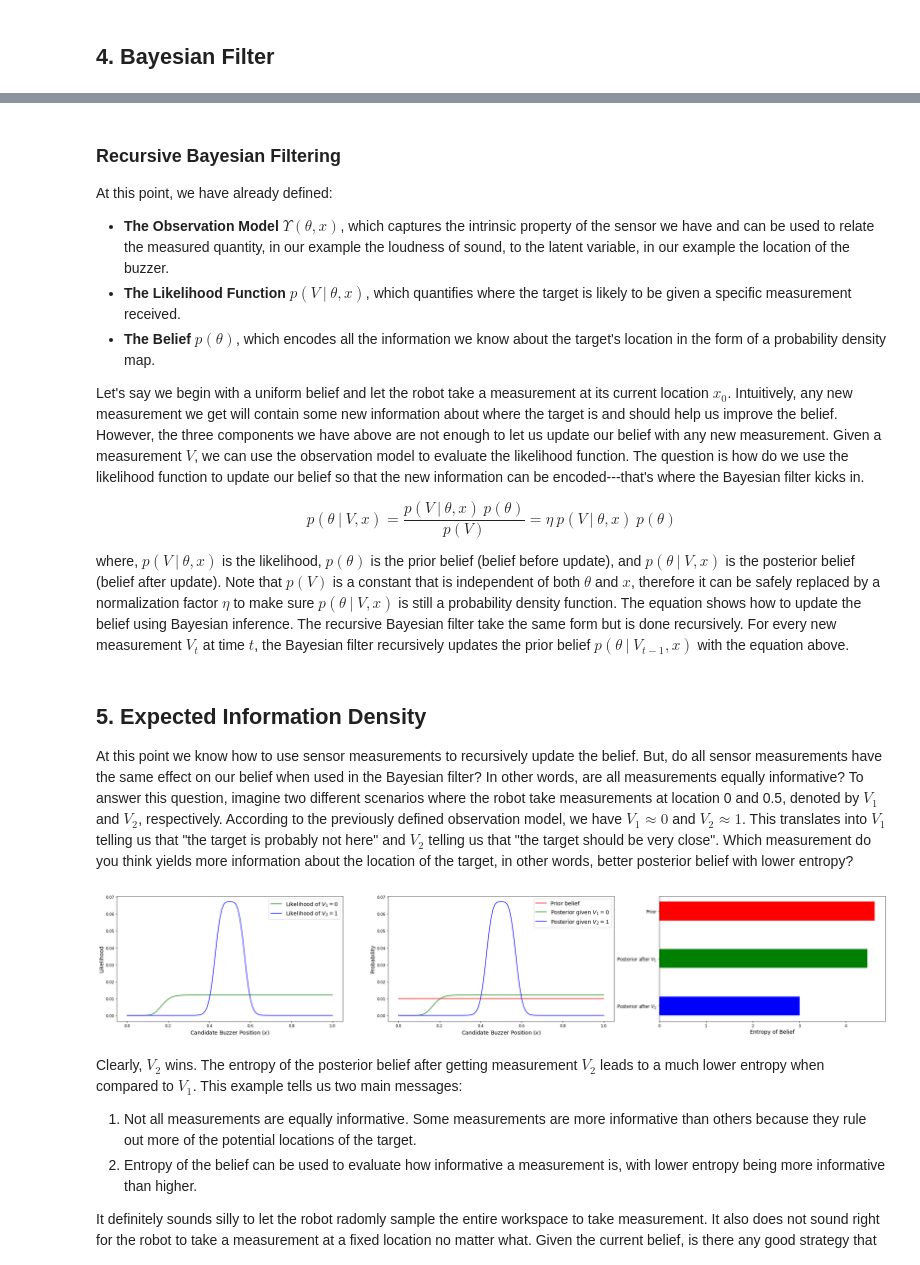
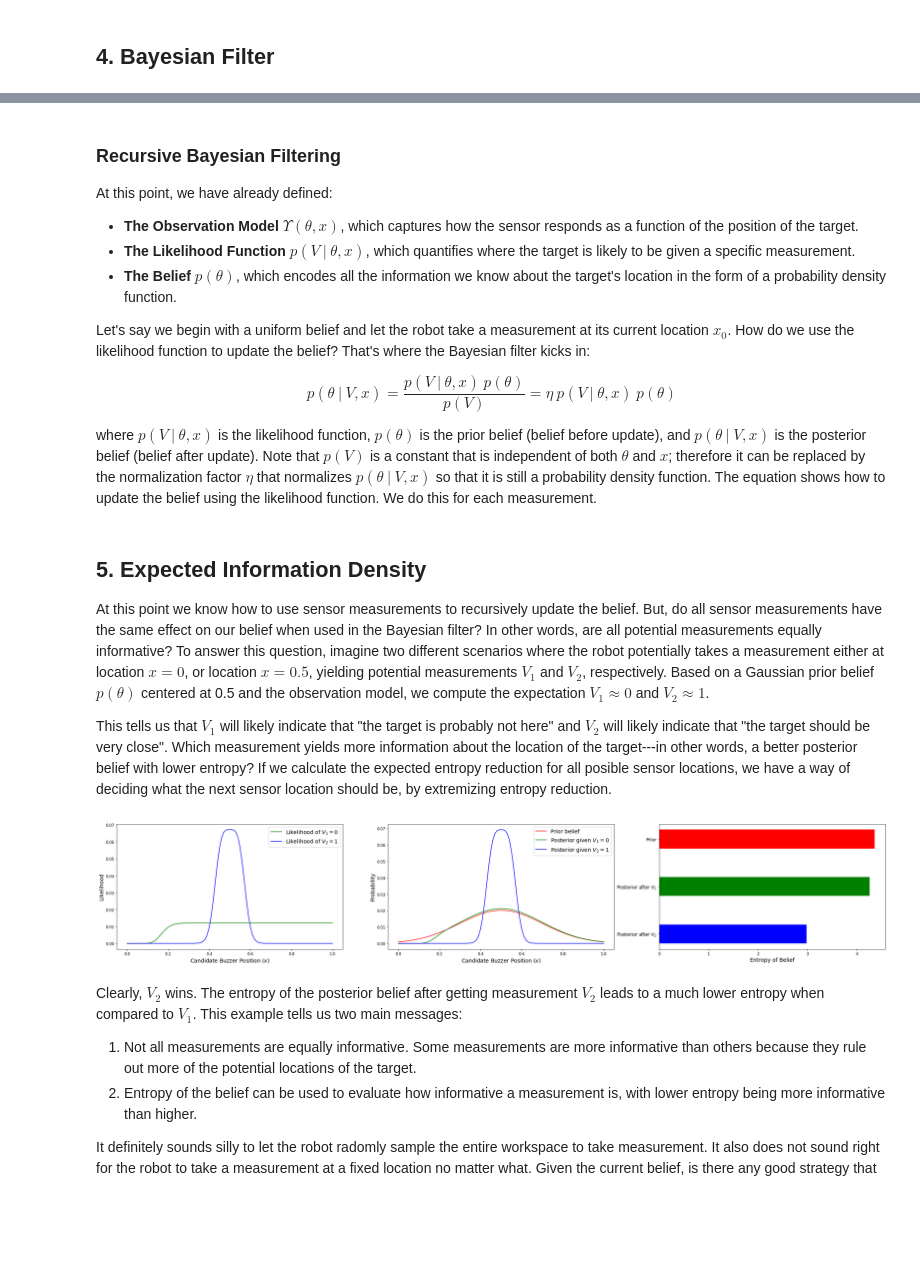
Before and after one commit to MacIver-Lab/Ergodic-Information-Harvesting, a Jupyter notebook: Tutorial/Ergodic_Information_Harvesting_Tutorial.ipynb, the cells around one changed output, grey strips where cells are left out. Saved outputs shown, nothing was run; the diff lists cells and outputs as text; code cells hidden in the pictures; blank space fills up the shorter version.

```diff
--- a/Tutorial/Ergodic_Information_Harvesting_Tutorial.ipynb
+++ b/Tutorial/Ergodic_Information_Harvesting_Tutorial.ipynb
@@ -172,53 +161,56 @@ where $p(\theta)$ is the belief and $\delta$ is a small number.
 # %% [markdown]
 ### Recursive Bayesian Filtering
 At this point, we have already defined:
-- **The Observation Model $\Upsilon(\theta, x)$**, which captures the intrinsic property of the sensor we have and can be used to relate the measured quantity, in our example the loudness of sound, to the latent variable, in our example the location of the buzzer.
-- **The Likelihood Function $p(V~\rvert~\theta, x)$**, which quantifies where the target is likely to be given a specific measurement received.
-- **The Belief $p(\theta)$**, which encodes all the information we know about the target's location in the form of a probability density map.
+- **The Observation Model $\Upsilon(\theta, x)$**, which captures how the sensor responds as a function of the position of the target.
+- **The Likelihood Function $p(V~\rvert~\theta, x)$**, which quantifies where the target is likely to be given a specific measurement.
+- **The Belief $p(\theta)$**, which encodes all the information we know about the target's location in the form of a probability density function.
 
-Let's say we begin with a uniform belief and let the robot take a measurement at its current location $x_0$. Intuitively, any new measurement we get will contain some new information about where the target is and should help us improve the belief. However, the three components we have above are not enough to let us update our belief with any new measurement. Given a measurement $V$, we can use the observation model to evaluate the likelihood function. The question is how do we use the likelihood function to update our belief so that the new information can be encoded---that's where the Bayesian filter kicks in.
+Let's say we begin with a uniform belief and let the robot take a measurement at its current location $x_0$. How do we use the likelihood function to update the belief? That's where the Bayesian filter kicks in:
 
 $$
 p(\theta~\rvert~V, x) = \dfrac{p(V~\rvert~\theta, x)~p(\theta)}{p(V)} = \eta~p(V~\rvert~\theta, x)~p(\theta)
 $$
 
-where, $p(V~\rvert~\theta, x)$ is the likelihood, $p(\theta)$ is the prior belief (belief before update), and $p(\theta~\rvert~V, x)$ is the posterior belief (belief after update). Note that $p(V)$ is a constant that is independent of both $\theta$ and $x$, therefore it can be safely replaced by a normalization factor $\eta$ to make sure $p(\theta~\rvert~V, x)$ is still a probability density function. The equation shows how to update the belief using Bayesian inference. The recursive Bayesian filter take the same form but is done recursively. For every new measurement $V_t$ at time $t$, the Bayesian filter recursively updates the prior belief $p(\theta~\rvert~V_{t-1}, x)$ with the equation above.
+where $p(V~\rvert~\theta, x)$ is the likelihood function, $p(\theta)$ is the prior belief (belief before update), and $p(\theta~\rvert~V, x)$ is the posterior belief (belief after update). Note that $p(V)$ is a constant that is independent of both $\theta$ and $x$; therefore it can be replaced by the normalization factor $\eta$ that normalizes $p(\theta~\rvert~V, x)$ so that it is still a probability density function. The equation shows how to update the belief using the likelihood function. We do this for each measurement.
 # %% [markdown]
 ## 5. Expected Information Density
-At this point we know how to use sensor measurements to recursively update the belief. But, do all sensor measurements have the same effect on our belief when used in the Bayesian filter? In other words, are all measurements equally informative? To answer this question, imagine two different scenarios where the robot take measurements at location 0 and 0.5, denoted by $V_1$ and $V_2$, respectively. According to the previously defined observation model, we have $V_1\approx0$ and $V_2\approx1$. This translates into $V_1$ telling us that "the target is probably not here" and $V_2$ telling us that "the target should be very close". Which measurement do you think yields more information about the location of the target, in other words, better posterior belief with lower entropy?
+
+At this point we know how to use sensor measurements to recursively update the belief. But, do all sensor measurements have the same effect on our belief when used in the Bayesian filter? In other words, are all potential measurements equally informative? To answer this question, imagine two different scenarios where the robot potentially takes a measurement either at location $x=0$, or location $x=0.5$, yielding potential measurements $V_1$ and $V_2$, respectively. Based on a Gaussian prior belief $p(\theta)$ centered at 0.5 and the observation model, we compute the expectation $V_1\approx0$ and $V_2\approx1$.
+
+This tells us that $V_1$ will likely indicate that "the target is probably not here" and $V_2$ will likely indicate that "the target should be very close". Which measurement yields more information about the location of the target---in other words, a better posterior belief with lower entropy? If we calculate the expected entropy reduction for all posible sensor locations, we have a way of deciding what the next sensor location should be, by extremizing entropy reduction.
 # %%
 # Plot some PDF as example and their corresponding entropy
-priorP1 = np.ones(wsResolution)/wsResolution # An uniform "uninformative" PDF
+priorP1 = norm.pdf(wsSamples,0.5,0.2) # Gaussian belief
 priorP1 /= priorP1.sum()
 
 _, (ax1, ax2, ax3) = plt.subplots(1, 3, figsize=(36,6))
-ax1.plot(wsSamples, Pvtheta(0, 0.0), color='g', label='Likelihood of $V_1=0$')
-ax1.plot(wsSamples, Pvtheta(1, 0.5), color='b', label='Likelihood of $V_2=1$')
+ax1.plot(wsSamples, Pvtheta(0.0, 0.0), color='g', label='Likelihood of $V_1=0$')
+ax1.plot(wsSamples, Pvtheta(1.0, 0.5), color='b', label='Likelihood of $V_2=1$')
 ax1.set_xlabel(r'Candidate Buzzer Position ($x$)', fontsize=14)
 ax1.set_ylabel(r'Likelihood', fontsize=14)
 ax1.legend(fontsize=14, loc='best');
 
-ppP1 = priorP1 * Pvtheta(0, 0.0)
-ppP2 = priorP1 * Pvtheta(1, 0.5)
+ppP1 = priorP1 * Pvtheta(0.0, 0.0)
+ppP2 = priorP1 * Pvtheta(1.0, 0.5)
 ppP1 /= ppP1.sum()
 ppP2 /= ppP2.sum()
 
 ax2.plot(wsSamples, priorP1, color='r', label='Prior belief')
 ax2.plot(wsSamples, ppP1, color='g', label='Posterior given $V_1=0$')
 ax2.plot(wsSamples, ppP2, color='b', label='Posterior given $V_2=1$')
 ax2.set_xlabel(r'Candidate Buzzer Position ($x$)', fontsize=14)
 ax2.set_ylabel(r'Probability', fontsize=14)
 ax2.legend(fontsize=14, loc='best');
 
 ax3.barh([0,1,2], [entropy(priorP1), entropy(ppP1), entropy(ppP2)], height=0.4,
         color=['r', 'g', 'b'])
 ax3.set_yticks([0, 1, 2])
 ax3.set_yticklabels(('Prior', 'Posterior after $V_1$', 'Posterior after $V_2$'),
                    fontsize=12)
 ax3.invert_yaxis()
 ax3.set_xlabel(r'Entropy of Belief', fontsize=14);
 # %% [output]
-[figure, old version]
+[figure, new version]
 # %% [markdown]
 Clearly, $V_2$ wins. The entropy of the posterior belief after getting measurement $V_2$ leads to a much lower entropy when compared to $V_1$. This example tells us two main messages:
 1. Not all measurements are equally informative. Some measurements are more informative than others because they rule out more of the potential locations of the target.
```
Also changed, not shown: parts of 19 cells of this notebook.
